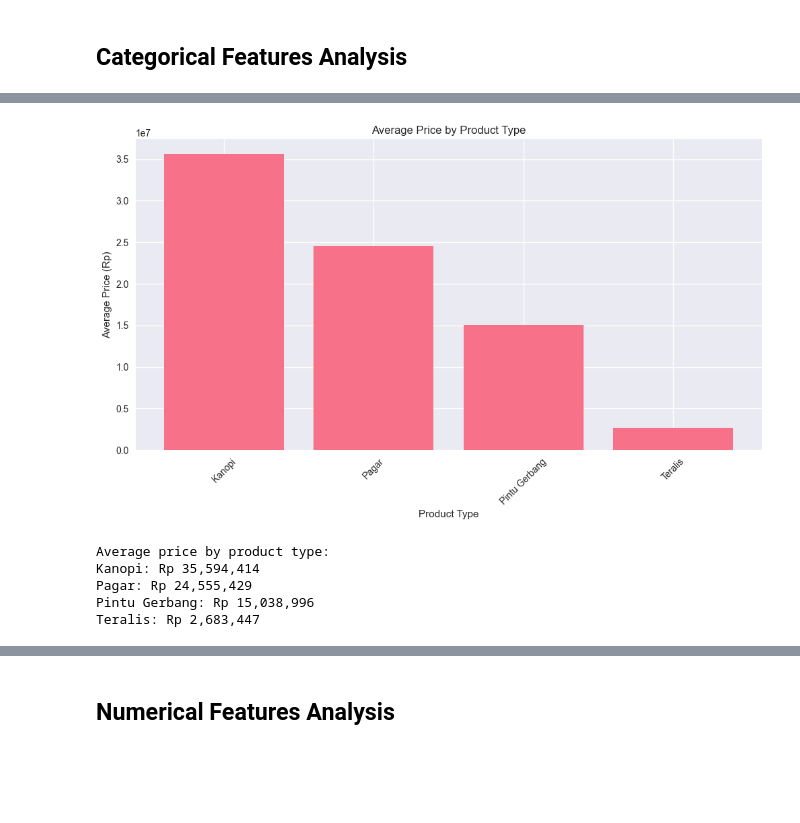
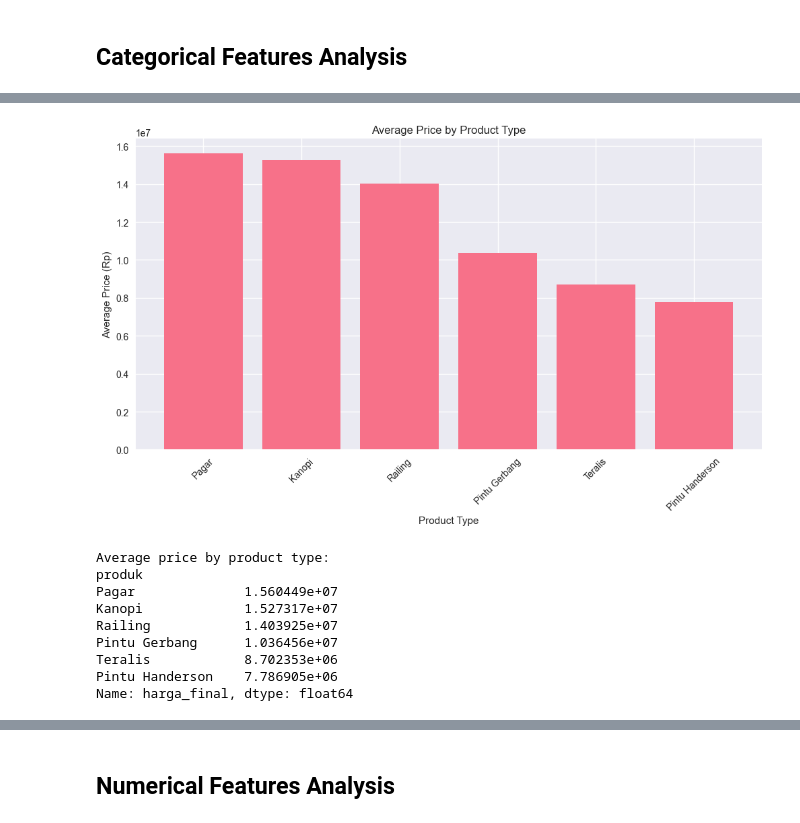
Before and after one commit to Zakvsl/azkaljayalas, a Jupyter notebook: python/train_predict.ipynb, the cells around one changed output, grey strips where cells are left out. Saved outputs shown, nothing was run; the diff lists cells and outputs as text; code cells hidden in the pictures; blank space fills up the shorter version.

```diff
--- a/python/train_predict.ipynb
+++ b/python/train_predict.ipynb
@@ -41,6 +42,6 @@ Note: you may need to restart the kernel to use updated packages.
 # %%
-# Load the dataset
-df = pd.read_excel('dataset_bengkel_las2.xlsx', sheet_name='Dataset Transaksi')
+# Load the dataset (FINAL VERSION: harga dibulatkan)
+df = pd.read_csv('azkaljayalas_dataset.csv')
 
 # Display basic information
 print("Dataset shape:", df.shape)
@@ -152,24 +230,27 @@ Name: count, dtype: int64
 # %%
 # Average price by product type
 plt.figure(figsize=(12, 6))
-avg_price_by_product = df.groupby('Produk')['Harga Akhir (Rp)'].mean().sort_values(ascending=False)
+avg_price_by_product = df.groupby('produk')['harga_final'].mean().sort_values(ascending=False)
 plt.bar(avg_price_by_product.index, avg_price_by_product.values)
 plt.title('Average Price by Product Type')
 plt.xlabel('Product Type')
 plt.ylabel('Average Price (Rp)')
 plt.xticks(rotation=45)
 plt.show()
 
 print("Average price by product type:")
-for product, price in avg_price_by_product.items():
-    print(f"{product}: Rp {price:,.0f}")
+print(avg_price_by_product)
 # %% [output]
-[figure, old version]
+[figure, new version]
 Average price by product type:
-Kanopi: Rp 35,594,414
-Pagar: Rp 24,555,429
-Pintu Gerbang: Rp 15,038,996
-Teralis: Rp 2,683,447
+produk
+Pagar              1.560449e+07
+Kanopi             1.527317e+07
+Railing            1.403925e+07
+Pintu Gerbang      1.036456e+07
+Teralis            8.702353e+06
+Pintu Handerson    7.786905e+06
+Name: harga_final, dtype: float64
 # %%
 # Distribution of material types
 plt.figure(figsize=(10, 6))
```
Also changed, not shown: parts of 50 cells of this notebook, 53 other files.
